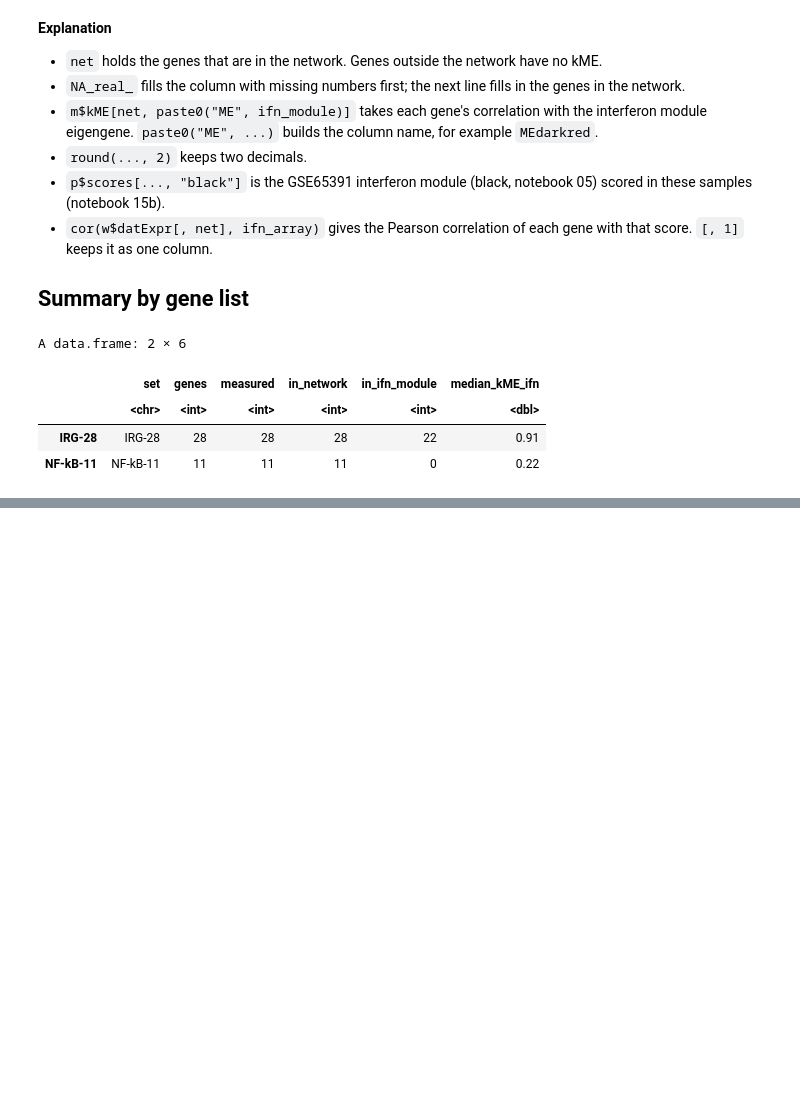
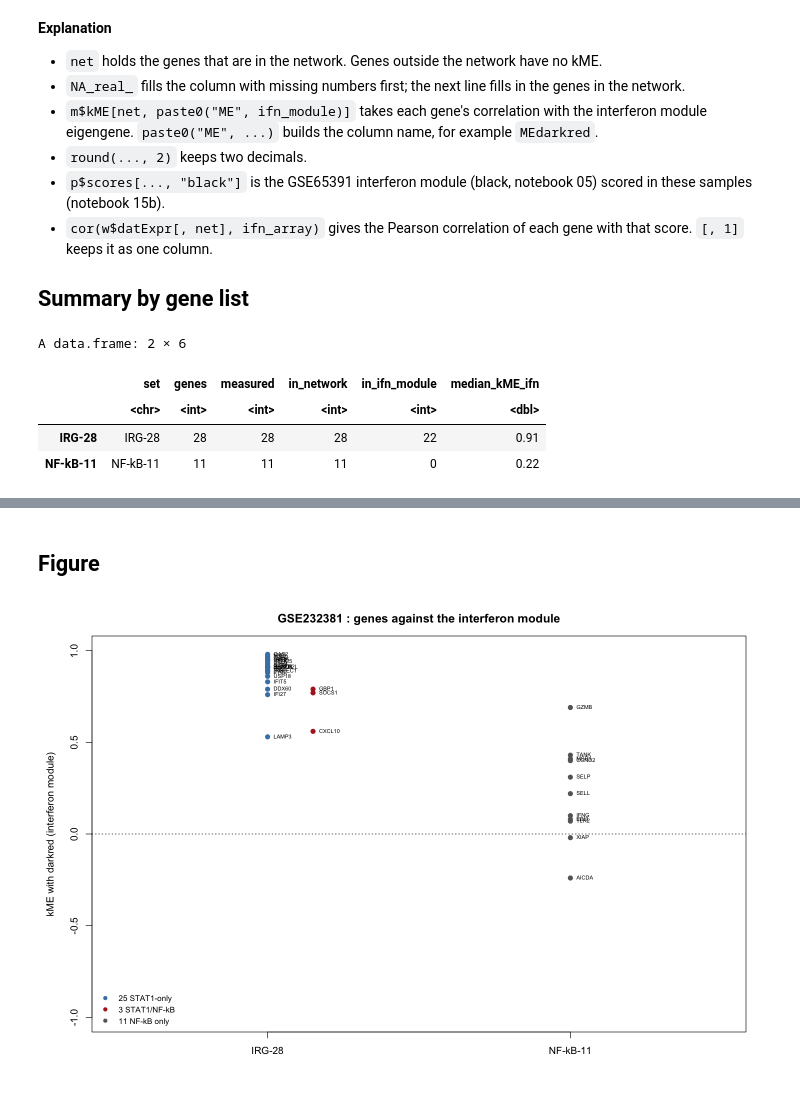
Before and after one commit to NIH-NLM/endotypes-transcriptomics, a Jupyter notebook: ipynb/15c_GSE232381_bulk_RNA_seq_interferon_genes.ipynb, the cells around one changed output, grey strips where cells are left out. Saved outputs shown, nothing was run; the diff lists cells and outputs as text; code cells hidden in the pictures; blank space fills up the shorter version.

```diff
--- a/ipynb/15c_GSE232381_bulk_RNA_seq_interferon_genes.ipynb
+++ b/ipynb/15c_GSE232381_bulk_RNA_seq_interferon_genes.ipynb
@@ -190,0 +218,23 @@ for (device in c("inline", "png")) {
+# %% [markdown]
+## Figure
+# %%
+figure <- function() {
+  d <- g[g$in_network, ]
+  d$x <- ifelse(d$set == "IRG-28", 1, 2) + ifelse(d$dejesus2020_subscore == "3 STAT1/NF-kB", 0.15, 0)
+  par(mar = c(4, 4.5, 3, 1))
+  plot(d$x, d$kME_ifn, xlim = c(0.5, 2.5), ylim = c(-1, 1), xaxt = "n", pch = 19,
+       col = ifelse(d$set == "NF-kB-11", "grey40", ifelse(d$dejesus2020_subscore == "3 STAT1/NF-kB", "firebrick", "steelblue")),
+       xlab = "", ylab = paste0("kME with ", ifn_module, " (interferon module)"),
+       main = paste(G, ": genes against the interferon module"))
+  axis(1, at = 1:2, labels = c("IRG-28", "NF-kB-11")); abline(h = 0, lty = 3)
+  text(d$x, d$kME_ifn, d$gene, pos = 4, cex = 0.55)
+  legend("bottomleft", c("25 STAT1-only", "3 STAT1/NF-kB", "11 NF-kB only"), pch = 19,
+         col = c("steelblue", "firebrick", "grey40"), bty = "n", cex = 0.8)
+}
+for (device in c("inline", "png")) {
+  if (device == "png") png(fig(G, "15c_interferon_genes.png"), width = 7, height = 7, units = "in", res = 300)
+  figure()
+  if (device == "png") invisible(dev.off())
+}
+# %% [output]
+[figure, added]
```
Also changed, not shown: parts of 4 cells of this notebook, 45 other files.
